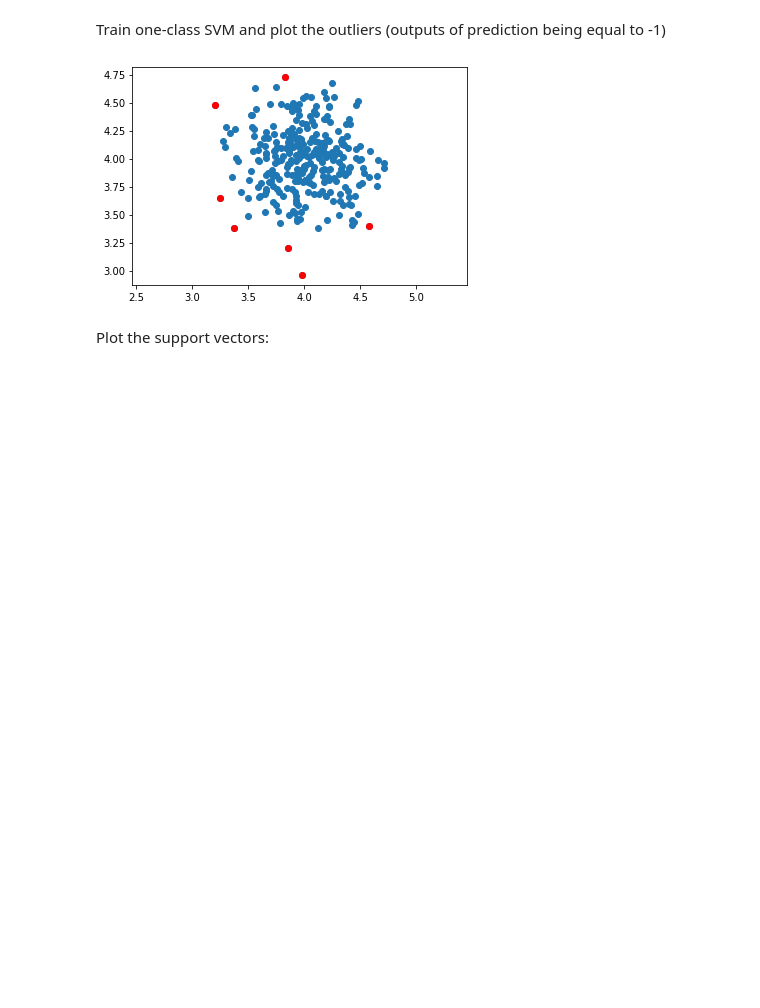
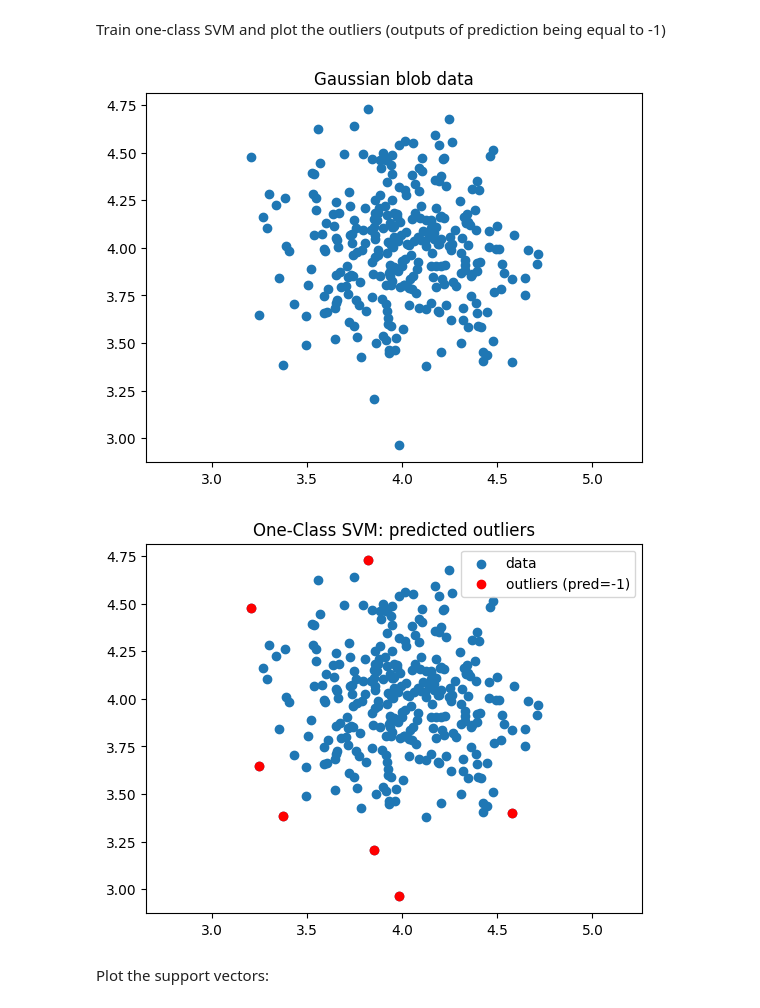
Before and after one commit to janosv246/MPA-MLF, a Jupyter notebook: Lab_03/MPA_MLF_SVM.ipynb, the cells around one changed output. Cells and saved outputs as stored; diff of their text form; code cells hidden in the pictures; blank space fills up the shorter version.

```diff
--- a/Lab_03/MPA_MLF_SVM.ipynb
+++ b/Lab_03/MPA_MLF_SVM.ipynb
@@ -140,19 +140,37 @@ plt.show()
 # %% [markdown]
 Train one-class SVM and plot the outliers (outputs of prediction being equal to -1)
 # %%
+import numpy as np
+import matplotlib.pyplot as plt
+from sklearn.svm import OneClassSVM
+from sklearn.datasets import make_blobs
+from numpy import where, random
+
+random.seed(11)
+x, _ = make_blobs(n_samples=300, centers=1, cluster_std=.3, center_box=(4, 4))
+
+plt.figure()
+plt.scatter(x[:,0], x[:,1])
+plt.axis('equal')
+plt.title("Gaussian blob data")
+plt.show()
+
 SVMmodelOne = OneClassSVM(kernel='rbf', gamma=0.001, nu=0.03)
+SVMmodelOne.fit(x)
 
-
-SVMmodelOne.fit(x)
 pred = SVMmodelOne.predict(x)
-anom_index = where(pred==-1)
+anom_index = where(pred == -1)
 values = x[anom_index]
 
-plt.scatter(x[:,0], x[:,1])
-plt.scatter(values[:,0], values[:,1], color='red')
+plt.figure()
+plt.scatter(x[:,0], x[:,1], label="data")
+plt.scatter(values[:,0], values[:,1], color='red', label="outliers (pred=-1)")
 plt.axis('equal')
+plt.title("One-Class SVM: predicted outliers")
+plt.legend()
 plt.show()
 # %% [output]
-[figure, old version]
+[figure, new version]
+[figure, added]
 # %% [markdown]
 Plot the support vectors:
```
Also changed, not shown: parts of 3 cells of this notebook.
